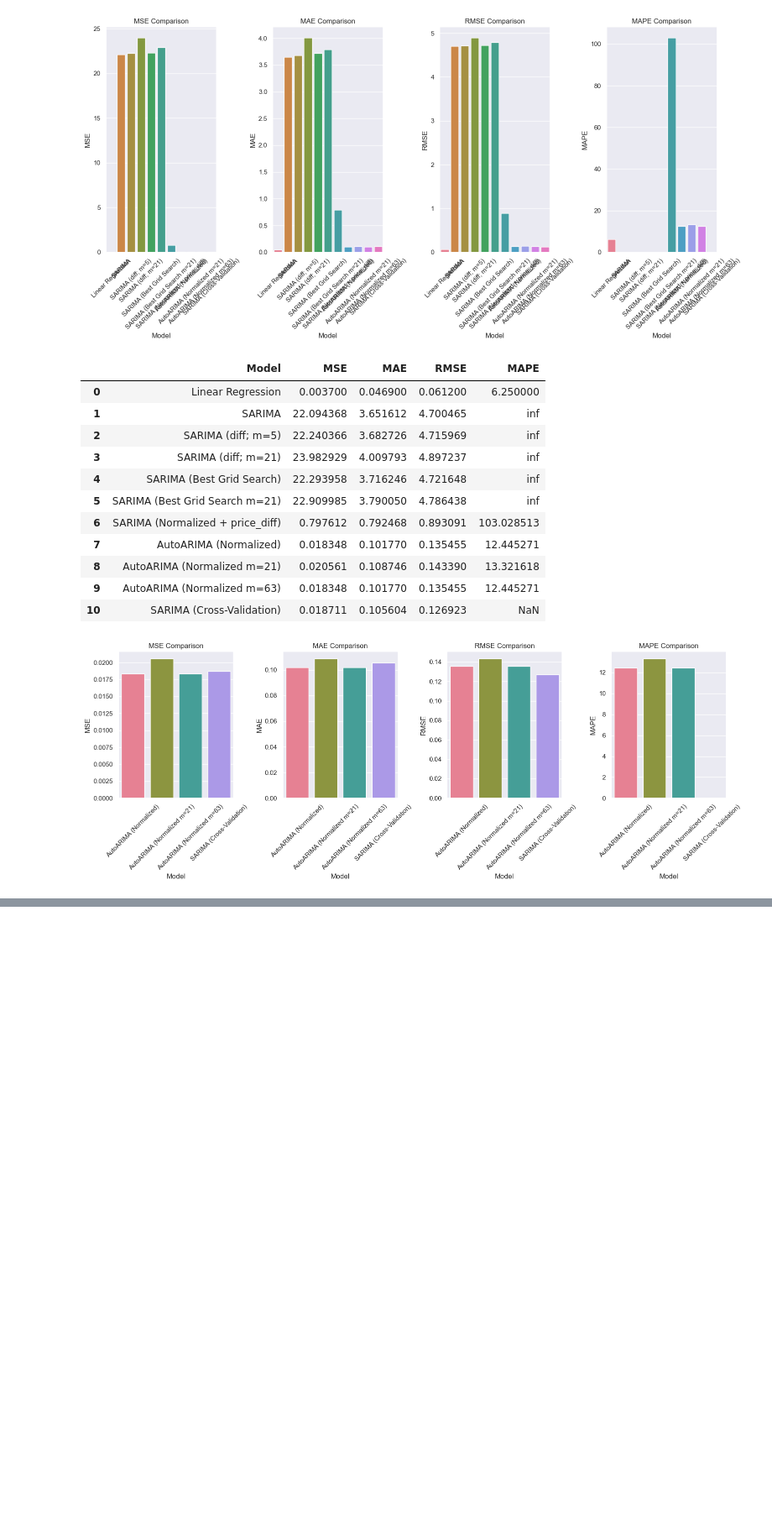
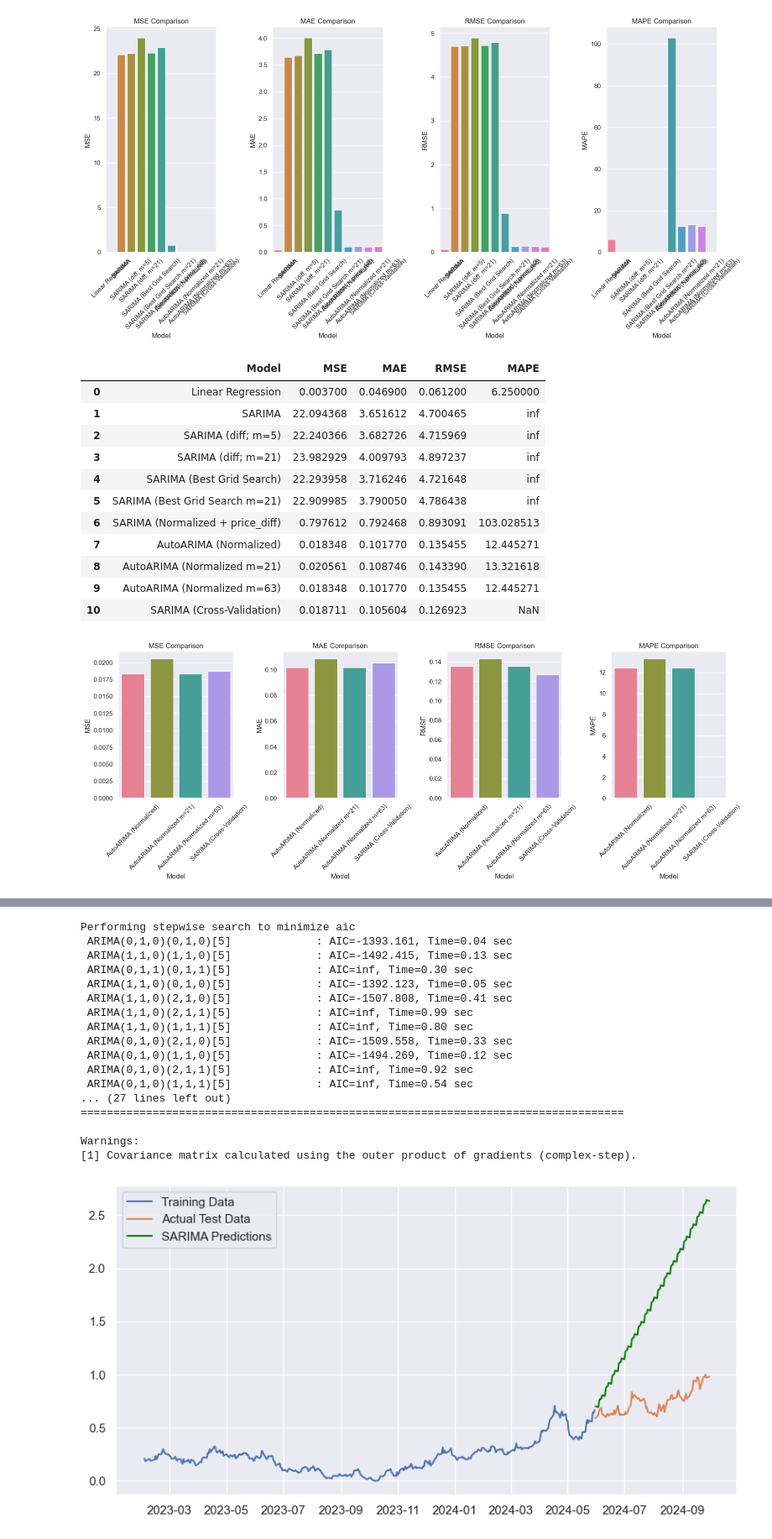
Before and after one commit to clarissa2020274/2020274_capstone, a Jupyter notebook: 2020274_October_24_Modeling and Evaluation (SARIMA and LSTM).ipynb, the cells around one changed output, grey strips where cells are left out. Shown at 84% size. Cells and saved outputs as stored; diff of their text form; code cells hidden in the pictures; blank space fills up the shorter version.

Commit message:
more sarima application
results are not the best but next step is to start some lstm and deep learning models

```diff
--- a/2020274_October_24_Modeling and Evaluation (SARIMA and LSTM).ipynb
+++ b/2020274_October_24_Modeling and Evaluation (SARIMA and LSTM).ipynb
@@ -1403,0 +1397,80 @@ KeyboardInterrupt:
+# %%
+## USING AUTO ARIMA FOR FINDING BEST PARAM for norm prices
+
+# Start timing
+start_time = time.time()
+
+# Run auto_arima to search for the best model
+best_model = auto_arima(train,
+                        start_p=0, max_p=3,  # Initial and max value for p
+                        start_q=0, max_q=3,  # Initial and max value for q
+                        start_P=0, max_P=2,  # Initial and max value for P
+                        start_Q=0, max_Q=2,  # Initial and max value for Q
+                        d=1, D=1,            # Non-seasonal and seasonal differencing
+                        m=5,                # Seasonal period
+                        seasonal=True,       # Whether to use seasonal ARIMA
+                        stepwise=True,       # Whether to use stepwise algorithm
+                        trace=True,          # Whether to print status on the fits
+                        error_action='ignore',   # Don't want to know if an order does not work
+                        suppress_warnings=True,  # Don't want convergence warnings
+                        information_criterion='aic')  # Select best model based on AIC
+
+
+# End timing
+end_time = time.time()
+elapsed_time = end_time - start_time
+print(f"auto_arima running time: {elapsed_time:.2f} seconds")
+
+# Summary of the best model
+print(best_model.summary())
+
+
+# Make predictions on the test set
+predicted_means = best_model.predict(n_periods=len(test))  # This directly gives you the forecasted values
+
+# Plotting the results
+plt.figure(figsize=(10, 5))
+plt.plot(train, label='Training Data')  # Make sure 'train' contains the appropriate date index if needed
+plt.plot(test.index, test, label='Actual Test Data')  # Assuming 'test' is a DataFrame or Series with a date index
+plt.plot(test.index, predicted_means, label='SARIMA Predictions', color='green')  # Ensure 'test.index' is used correctly
+plt.legend()
+plt.show()
+
+
+# Calculate error metrics
+mse = mean_squared_error(test, predicted_means)
+mae = mean_absolute_error(test, predicted_means)
+rmse = np.sqrt(mse)
+
+# Print the error metrics
+print(f'Mean Squared Error (MSE): {mse}')
+print(f'Mean Absolute Error (MAE): {mae}')
+print(f'Root Mean Squared Error (RMSE): {rmse}')
+
+# Store cross-validation results in your metrics dictionary
+add_model_results(
+    model_name="SARIMA (AUTO ARIMA m=5)",
+    mse=np.mean(cv_mse),
+    mae=np.mean(cv_mae),
+    rmse=np.mean(cv_rmse),
+    mape=None  # MAPE can be added if required
+)
+# %% [output]
+Performing stepwise search to minimize aic
+ ARIMA(0,1,0)(0,1,0)[5]             : AIC=-1393.161, Time=0.04 sec
+ ARIMA(1,1,0)(1,1,0)[5]             : AIC=-1492.415, Time=0.13 sec
+ ARIMA(0,1,1)(0,1,1)[5]             : AIC=inf, Time=0.30 sec
+ ARIMA(1,1,0)(0,1,0)[5]             : AIC=-1392.123, Time=0.05 sec
+ ARIMA(1,1,0)(2,1,0)[5]             : AIC=-1507.808, Time=0.41 sec
+ ARIMA(1,1,0)(2,1,1)[5]             : AIC=inf, Time=0.99 sec
+ ARIMA(1,1,0)(1,1,1)[5]             : AIC=inf, Time=0.80 sec
+ ARIMA(0,1,0)(2,1,0)[5]             : AIC=-1509.558, Time=0.33 sec
+ ARIMA(0,1,0)(1,1,0)[5]             : AIC=-1494.269, Time=0.12 sec
+ ARIMA(0,1,0)(2,1,1)[5]             : AIC=inf, Time=0.92 sec
+ ARIMA(0,1,0)(1,1,1)[5]             : AIC=inf, Time=0.54 sec
+... (27 lines left out)
+===================================================================================
+
+Warnings:
+[1] Covariance matrix calculated using the outer product of gradients (complex-step).
+[figure, added]
```
Also changed, not shown: parts of 14 cells of this notebook, 22 other files.
